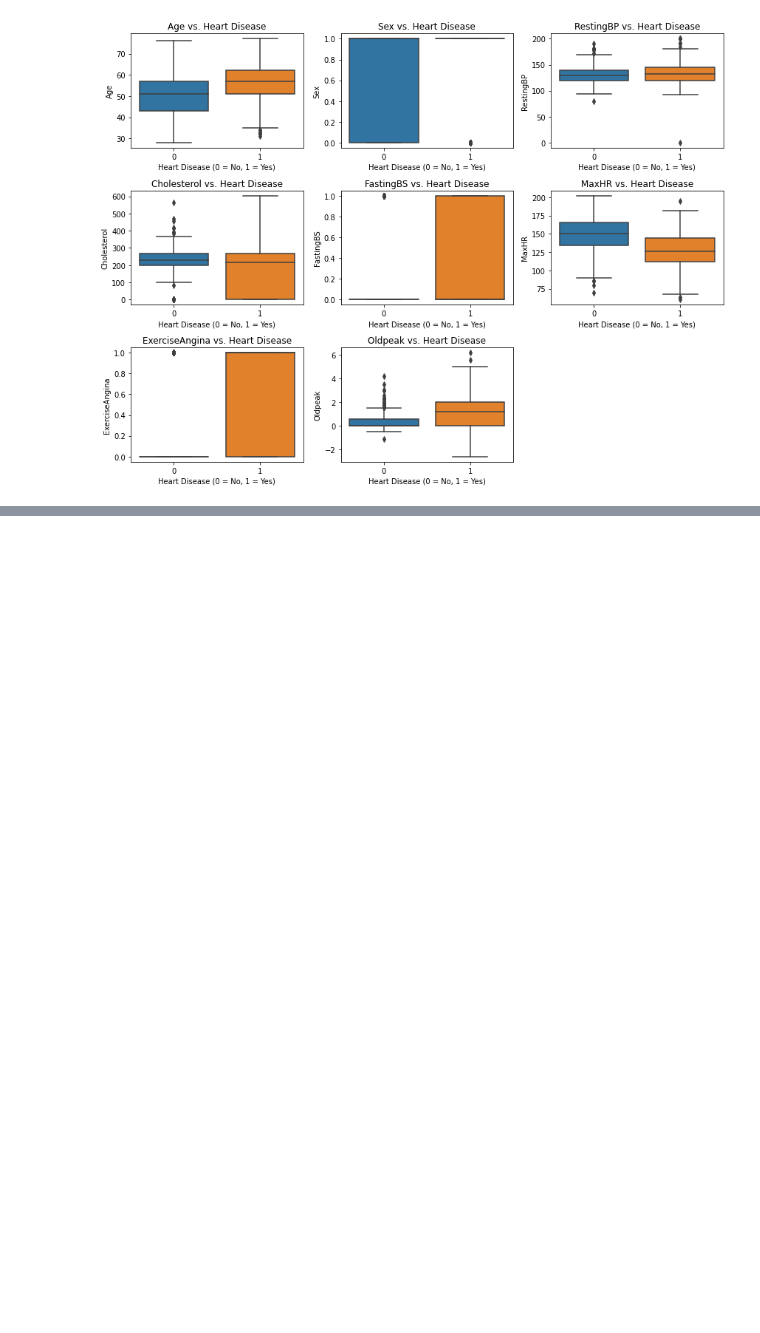
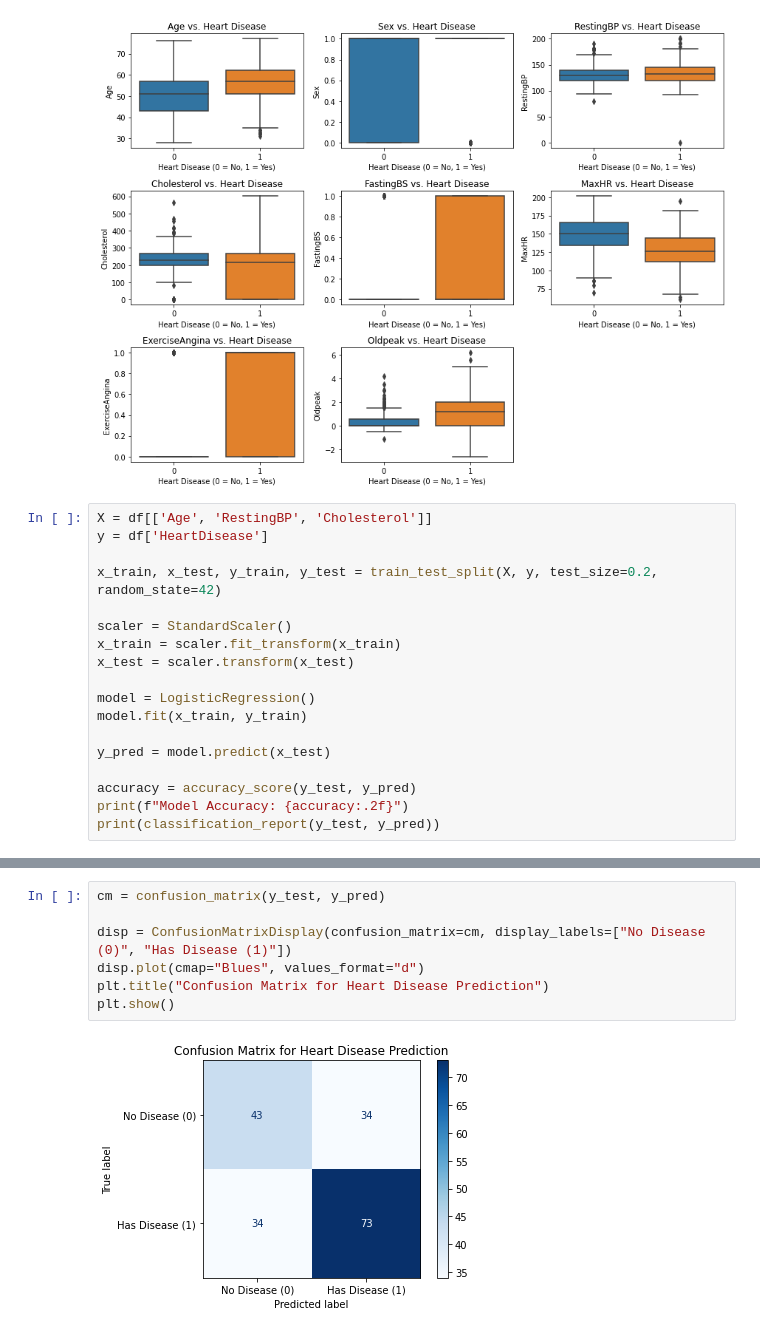
Before and after one commit to joshthyng777/heart_failure_data, a Jupyter notebook: heart_failure.ipynb, the cells around one changed output, grey strips where cells are left out. Saved outputs shown, nothing was run; the diff lists cells and outputs as text; blank space fills up the shorter version.

Commit message:
added confusion matrix and scoring

```diff
--- a/heart_failure.ipynb
+++ b/heart_failure.ipynb
@@ -84,3 +86,21 @@ plt.tight_layout()
 plt.show()
 # %% [output]
 [figure]
+# %%
+X = df[['Age', 'RestingBP', 'Cholesterol']]
+y = df['HeartDisease']
+
+x_train, x_test, y_train, y_test = train_test_split(X, y, test_size=0.2, random_state=42)
+
+scaler = StandardScaler()
+x_train = scaler.fit_transform(x_train)
+x_test = scaler.transform(x_test)
+
+model = LogisticRegression()
+model.fit(x_train, y_train)
+
+y_pred = model.predict(x_test)
+
+accuracy = accuracy_score(y_test, y_pred)
+print(f"Model Accuracy: {accuracy:.2f}")
+print(classification_report(y_test, y_pred))
@@ -86,0 +117,9 @@ plt.show()
+# %%
+cm = confusion_matrix(y_test, y_pred)
+
+disp = ConfusionMatrixDisplay(confusion_matrix=cm, display_labels=["No Disease (0)", "Has Disease (1)"])
+disp.plot(cmap="Blues", values_format="d")
+plt.title("Confusion Matrix for Heart Disease Prediction")
+plt.show()
+# %% [output]
+[figure, added]
```
Also changed, not shown: parts of 2 cells of this notebook.
